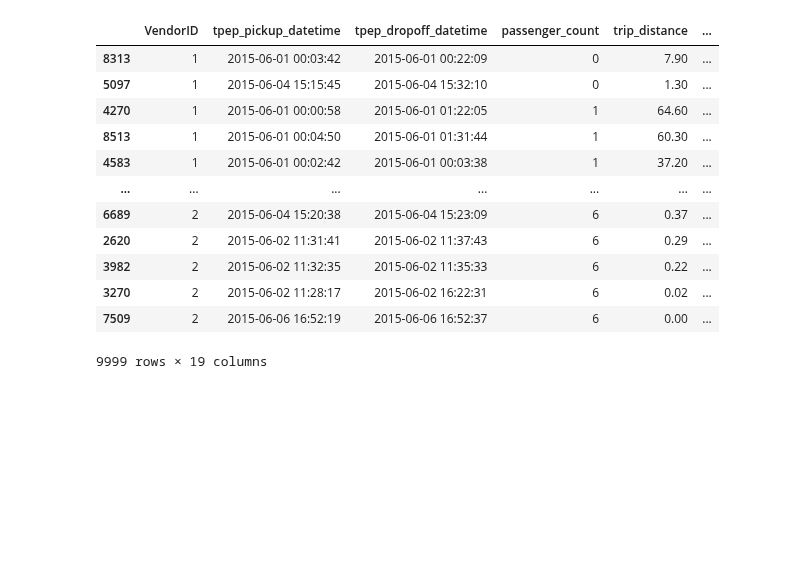
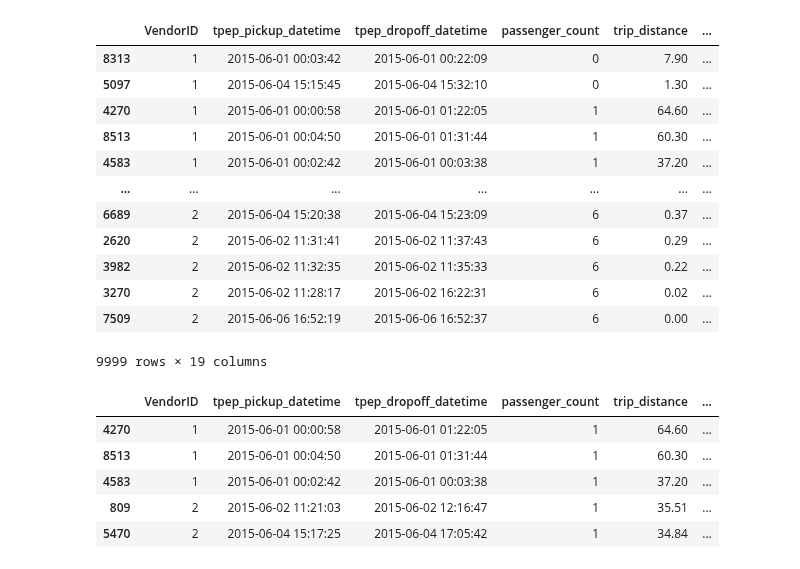
Before and after one commit to reuven/apple-2024-q4-data, a Jupyter notebook: Apple - 2024-10October-01.ipynb, the cells around one changed output. Drawn from its saved outputs; the diff is of its cells as text; code cells hidden in the pictures; blank space fills up the shorter version.

```diff
--- a/Apple - 2024-10October-01.ipynb
+++ b/Apple - 2024-10October-01.ipynb
@@ -838,3 +839,18 @@ df.sort_values(['passenger_count', 'trip_distance'], ascending=[True, False])
 | 3270 | 2 | 2015-06-02 11:28:17 | 2015-06-02 16:22:31 | 6 | 0.02 | ... |
 | 7509 | 2 | 2015-06-06 16:52:19 | 2015-06-06 16:52:37 | 6 | 0.00 | ... |
 9999 rows × 19 columns
+# %%
+# # what are the 5 longest trips?
+
+(
+    df
+    .sort_values('trip_distance', ascending=False)
+    .head(5)
+)
+# %% [output]
+|  | VendorID | tpep_pickup_datetime | tpep_dropoff_datetime | passenger_count | trip_distance | ... |
+| 4270 | 1 | 2015-06-01 00:00:58 | 2015-06-01 01:22:05 | 1 | 64.60 | ... |
+| 8513 | 1 | 2015-06-01 00:04:50 | 2015-06-01 01:31:44 | 1 | 60.30 | ... |
+| 4583 | 1 | 2015-06-01 00:02:42 | 2015-06-01 00:03:38 | 1 | 37.20 | ... |
+| 809 | 2 | 2015-06-02 11:21:03 | 2015-06-02 12:16:47 | 1 | 35.51 | ... |
+| 5470 | 2 | 2015-06-04 15:17:25 | 2015-06-04 17:05:42 | 1 | 34.84 | ... |
```
Also changed, not shown: parts of 4 cells of this notebook.
